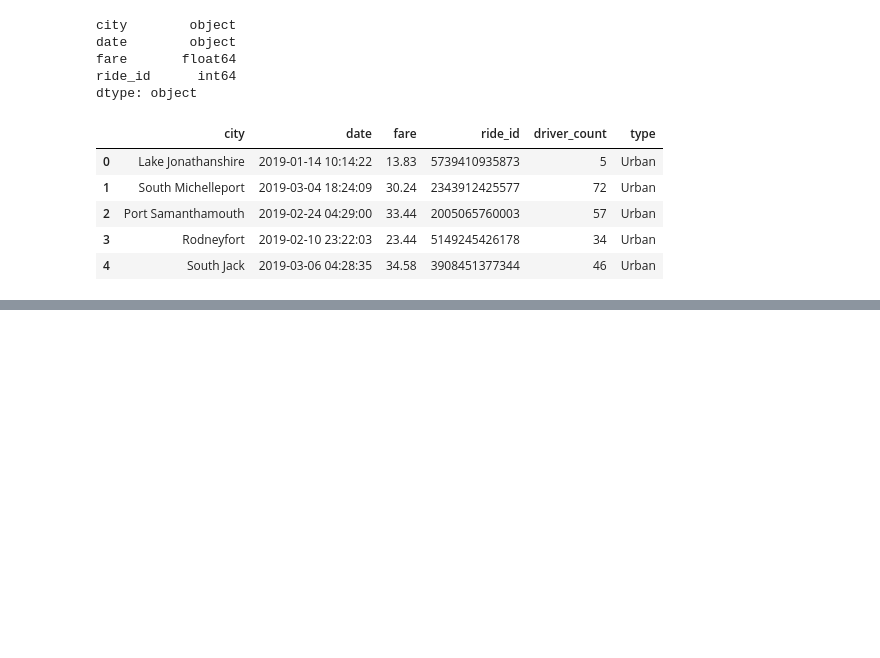
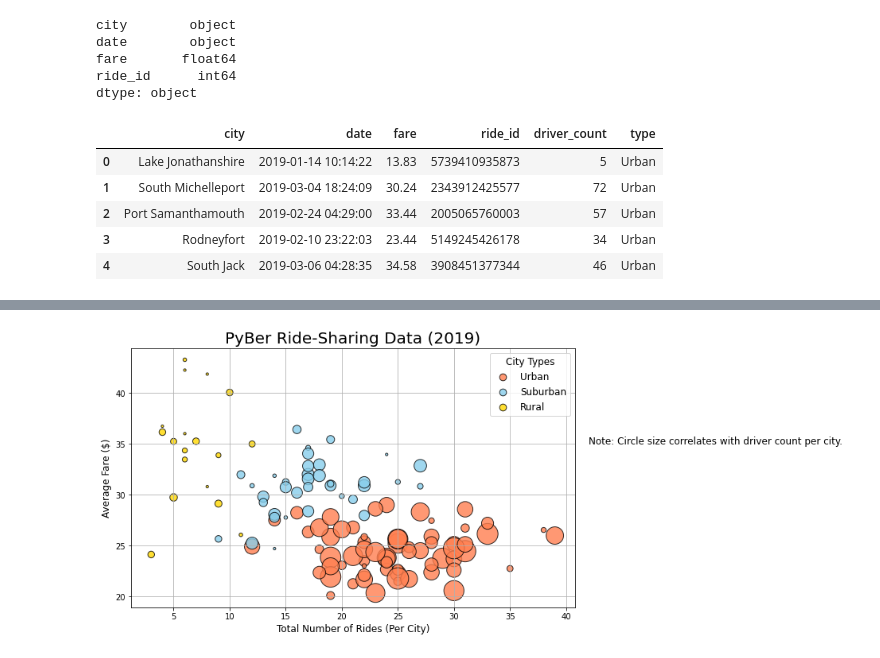
Before and after one commit to kellykindla/PyBer_Analysis, a Jupyter notebook: PyBer.ipynb, the cells around one changed output, grey strips where cells are left out. Saved outputs shown, nothing was run; the diff lists cells and outputs as text; code cells hidden in the pictures; blank space fills up the shorter version.

```diff
--- a/PyBer.ipynb
+++ b/PyBer.ipynb
@@ -123,0 +323,52 @@ pyber_data_df.head()
+# %%
+# Add the scatter charts for each type of city and run in one cell so that all are depicted in one graph
+
+#change the size of the figure
+plt.subplots(figsize=(10, 6))
+#urban city
+plt.scatter(urban_ride_count,
+      urban_avg_fare,
+      s=10*urban_driver_count, c="coral",
+      edgecolor="black", linewidths=1,
+      alpha=0.8, label="Urban")
+#suburban city
+plt.scatter(suburban_ride_count,
+      suburban_avg_fare,
+      s=10*suburban_driver_count, c="skyblue",
+      edgecolor="black", linewidths=1,
+      alpha=0.8, label="Suburban")
+#rural city
+plt.scatter(rural_ride_count,
+      rural_avg_fare,
+      s=10*rural_driver_count, c="gold",
+      edgecolor="black", linewidths=1,
+      alpha=0.8, label="Rural")
+
+# Incorporate the other graph properties
+plt.title("PyBer Ride-Sharing Data (2019)", fontsize=20)
+plt.ylabel("Average Fare ($)", fontsize=12)
+plt.xlabel("Total Number of Rides (Per City)", fontsize=12)
+plt.grid(True)
+
+# Add the legend.
+#set legend = to a variable where the font is 12, legend is expanded, there is one marker point,
+##and where it fits best
+lgnd = plt.legend(fontsize="12", mode="Expanded",
+         scatterpoints=1, loc="best", title="City Types")
+#set each marker in the legend equal to 75-point font
+lgnd.legendHandles[0]._sizes = [75]
+lgnd.legendHandles[1]._sizes = [75]
+lgnd.legendHandles[2]._sizes = [75]
+#increased the font size of the legend title to 12
+lgnd.get_title().set_fontsize(12)
+
+# Incorporate a text label about circle size.
+plt.text(42, 35, "Note: Circle size correlates with driver count per city.", fontsize="12")
+
+# Save the figure.
+plt.savefig("Analysis/Fig1.png")
+
+# Show the plot
+plt.show()
+# %% [output]
+[figure, added]
```
Also changed, not shown: parts of 15 cells of this notebook, 5 other files.
